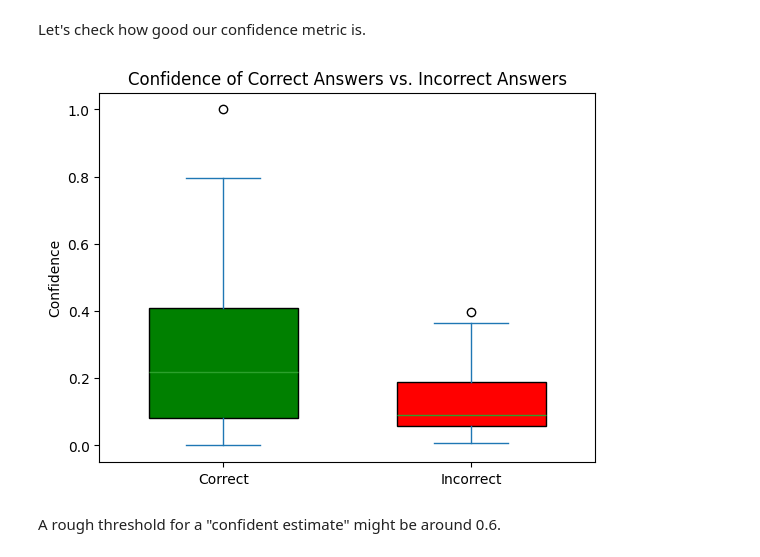
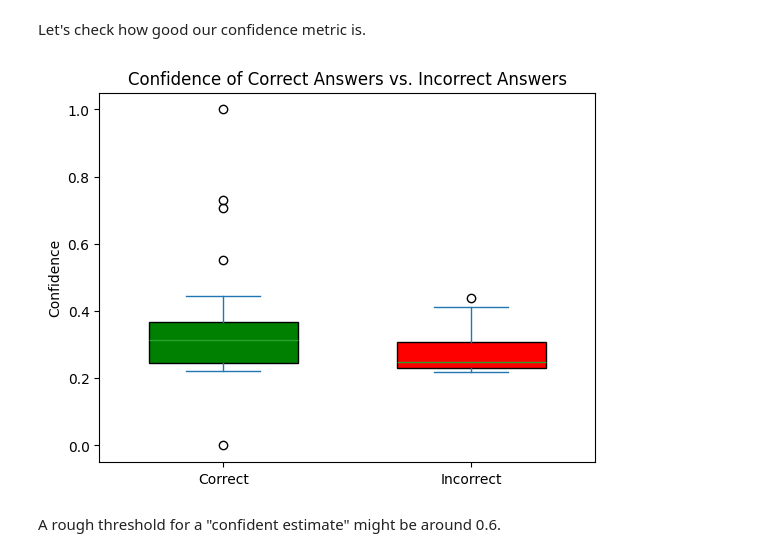
Before and after one commit to ykip10/Qlassifier, a Jupyter notebook: notebooks/modelling/tf_idf.ipynb, the cells around one changed output. Cells and saved outputs as stored; diff of their text form; code cells hidden in the pictures.

```diff
--- a/notebooks/modelling/tf_idf.ipynb
+++ b/notebooks/modelling/tf_idf.ipynb
@@ -12,14 +11,12 @@ from src.Qlassifier.results import evaluate_predictions, plot_conf
 subjects = ["chemistry", "specialist_mathematics"]
 exams = ["2023", "2023_2"]
 
-dfs = []
-cos_lst = []
+results = []
 for subject, exam in zip(subjects, exams):
     subject_path = DATA_DIR / subject
     exam_path = subject_path / "past_exams" / f"{exam}.pdf"
-    df, _, cos = run_tf_idf(exam_path)
-    dfs.append(df)
-    cos_lst.append(cos)
+    result = run_tf_idf(exam_path, subject=subject, include_report=False)
+    results.append(result)
 # %% [markdown]
 ## Evaluation
 # %% [markdown]
@@ -39,11 +36,10 @@ true_topic_indices = true_topic_mcq + [
     0, 4, 4, 3,                  # Q5
     2, 2, 2, 2, 2,               # Q6
     9, 9, 9, 9, 9,               # Q7
-    3, 12, 12, 1, 1, 11, 11, 11, # Q8
+    3, 11, 11, 1, 1, 12, 11, 12, # Q8
     5, 5                         # Q9
 ]
 
-chem_df = dfs[0]
-cos_chem = cos_lst[0] # cosine similarities
-chem_df["true_topic_idx"] = true_topic_indices
-mcq_chem = chem_df.loc[:29]
+chem_res = results[0]
+chem_res.correct_topics=true_topic_indices
+chem_df = chem_res.pred_df
@@ -61,9 +77,9 @@ incorrect_chem.head(5)
 # %% [markdown]
 Let's check how good our confidence metric is.
 # %%
-plot_conf(chem_df)
+chem_res.plot_conf()
 # %% [output]
-[figure, old version]
+[figure, new version]
 # %% [markdown]
 A rough threshold for a "confident estimate" might be around 0.6.
 # %% [markdown]
```
Also changed, not shown: parts of 5 cells of this notebook, 6 other files.
